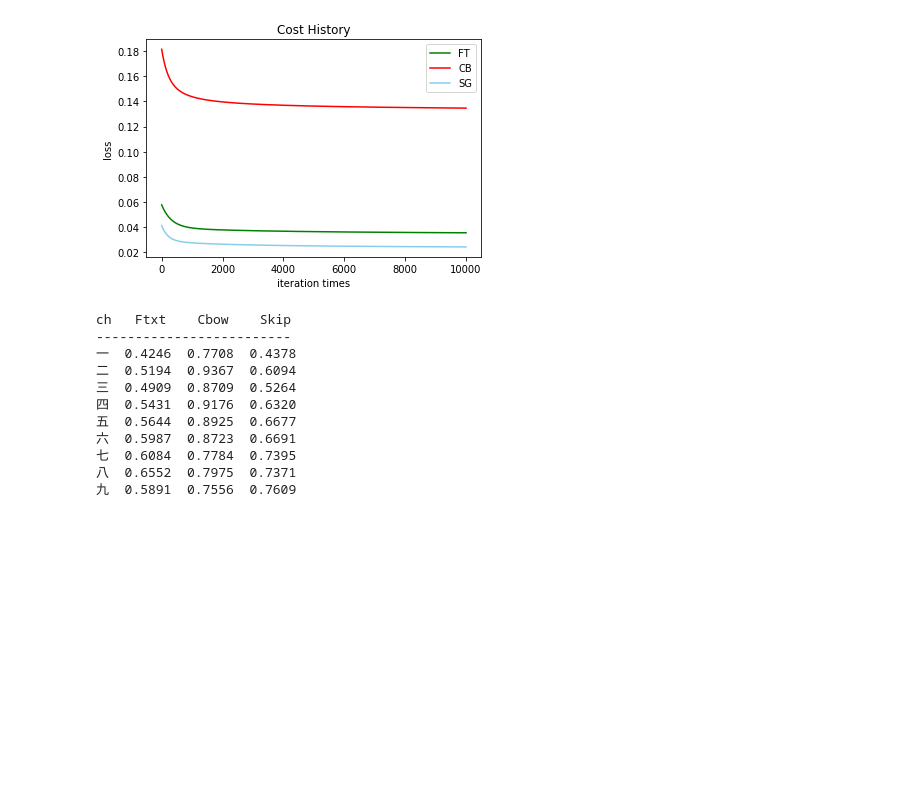
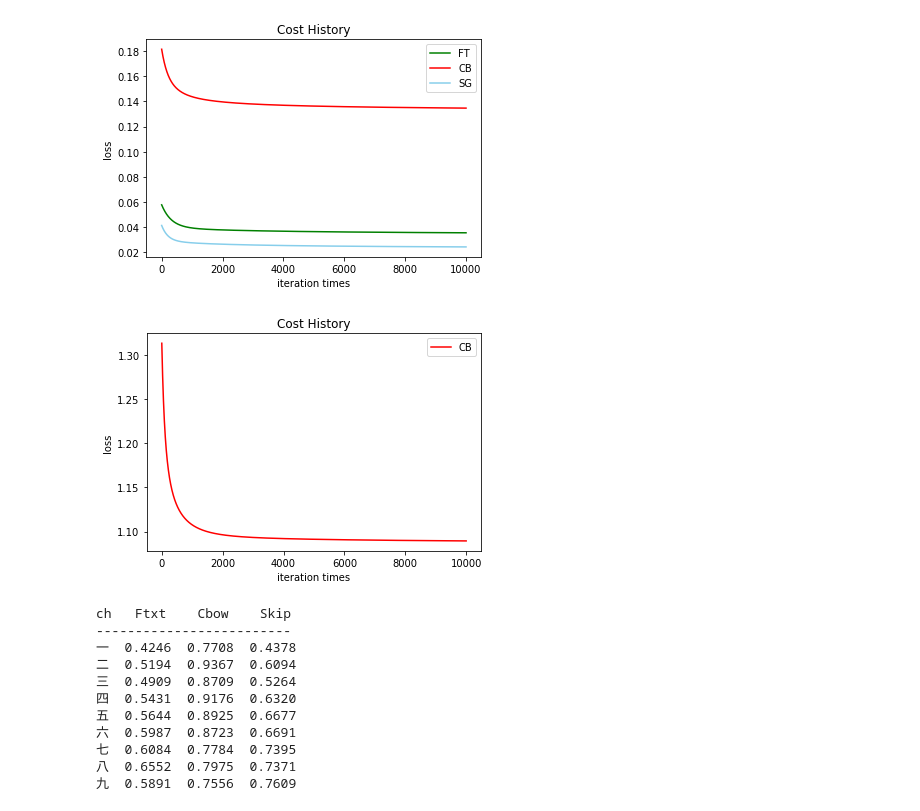
Before and after one commit to laborete/SentenceAlignment, a Jupyter notebook: Domain_Specific_Transmatrix.ipynb, the cells around one changed output. Drawn from its saved outputs; the diff is of its cells as text; code cells hidden in the pictures; blank space fills up the shorter version.

```diff
--- a/Domain_Specific_Transmatrix.ipynb
+++ b/Domain_Specific_Transmatrix.ipynb
@@ -63,7 +63,7 @@ def isEnglish(s):
 # %%
 #bc = BertClient()
 # %%
-with open('newdict.pickle','rb') as f:
+with open('cleaner_dict.pickle','rb') as f:
     adict = pickle.load(f)
 len(adict)
 # %% [output]
@@ -71,7 +71,7 @@ len(adict)
 # %%
 #FTzh = FastText.load('FTzh.model')
 #FTen = FastText.load('FTen.model')
-CBzh = Word2Vec.load('./轉換矩陣各種w2vc的model/CBzh.model')
+CBzh = Word2Vec.load('CBzh0505.model')
 CBen = Word2Vec.load('CBen0505.model')
 #SGzh = Word2Vec.load('SGzh.model')
 #SGen = Word2Vec.load('SGen.model')
@@ -291,6 +255,15 @@ plt.ylabel('loss')
 plt.show()
 # %% [output]
 [figure]
+# %%
+plt.title('Cost History')
+plt.plot(CBcost_history, color='red', label='CB')
+plt.legend() # 显示图例
+plt.xlabel('iteration times')
+plt.ylabel('loss')
+plt.show()
+# %% [output]
+[figure, added]
 # %%
 #Best For Now
 #trans_matrix100, cost_history100 = gradient_descent(chcombined[:100],encombined[:100],theta,0.001,5000)
```
Also changed, not shown: parts of 11 cells of this notebook, 2 other files.
